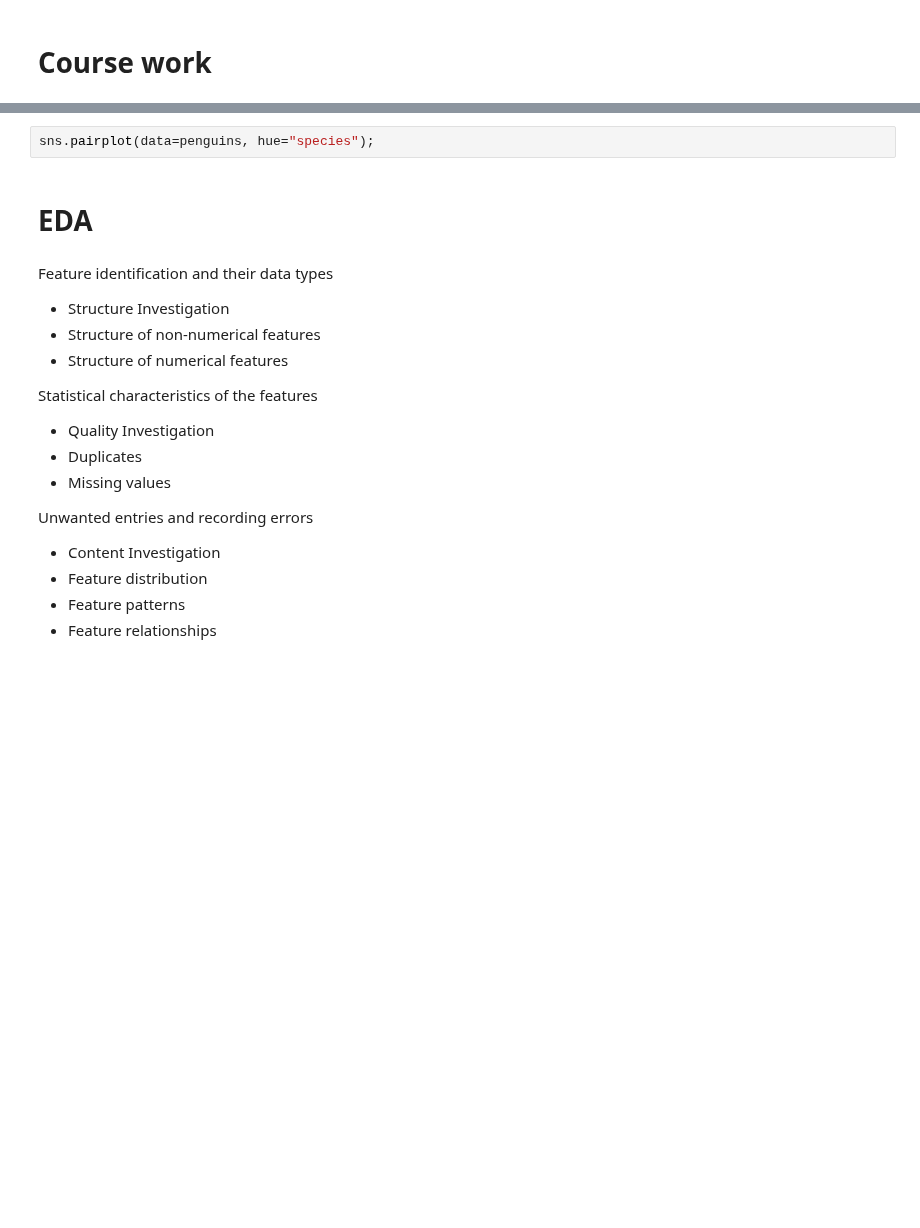
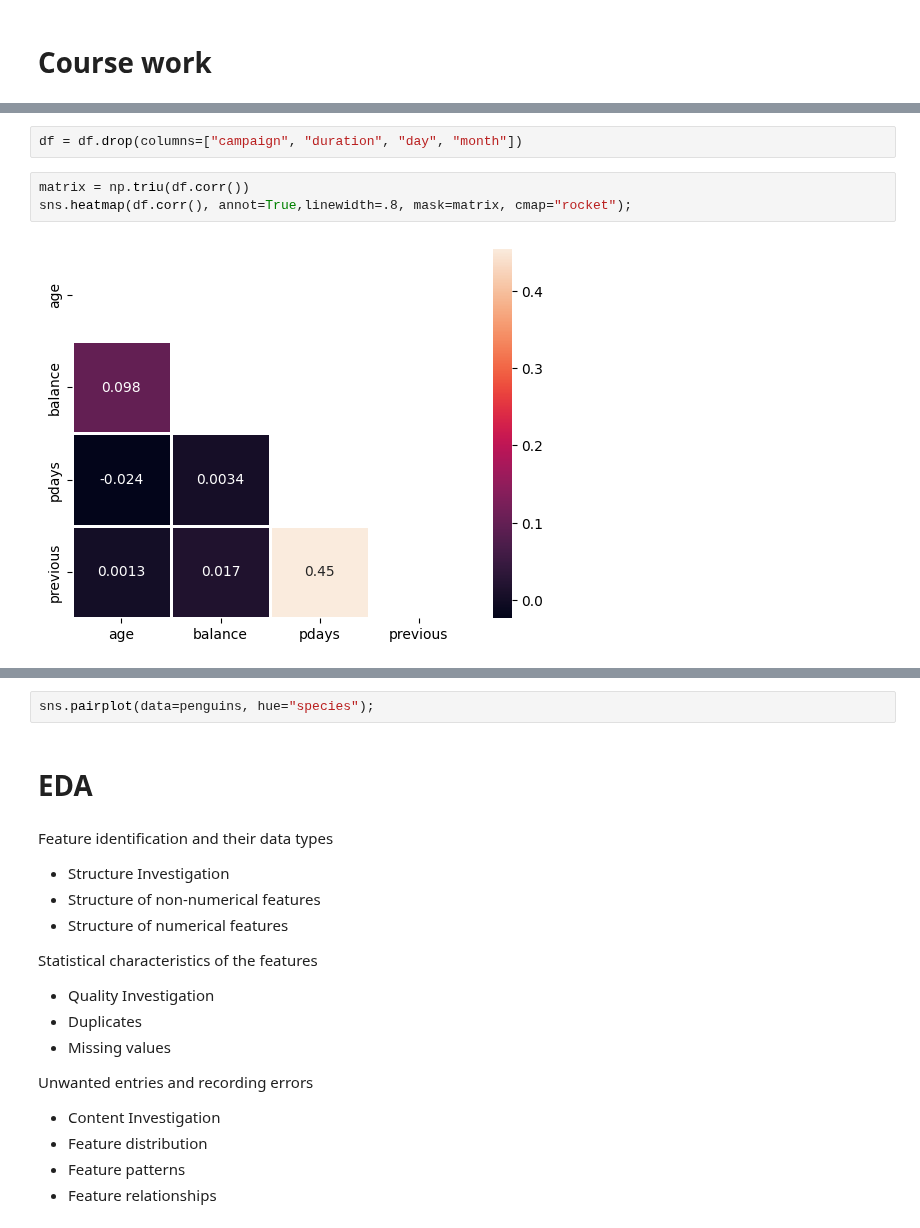
Before and after one commit to dmytrovelychko/rd_ds_python, a Jupyter notebook: cw.ipynb, the cells around one changed output, grey strips where cells are left out. Saved outputs shown, nothing was run; the diff lists cells and outputs as text; blank space fills up the shorter version.

```diff
--- a/cw.ipynb
+++ b/cw.ipynb
@@ -100,0 +95,7 @@ Churn is a target column. Other features already in a
+# %%
+df = df.drop(columns=["campaign", "duration", "day", "month"])
+# %%
+matrix = np.triu(df.corr())
+sns.heatmap(df.corr(), annot=True,linewidth=.8, mask=matrix, cmap="rocket");
+# %% [output]
+[figure, added]
```
Also changed, not shown: parts of 25 cells of this notebook.
